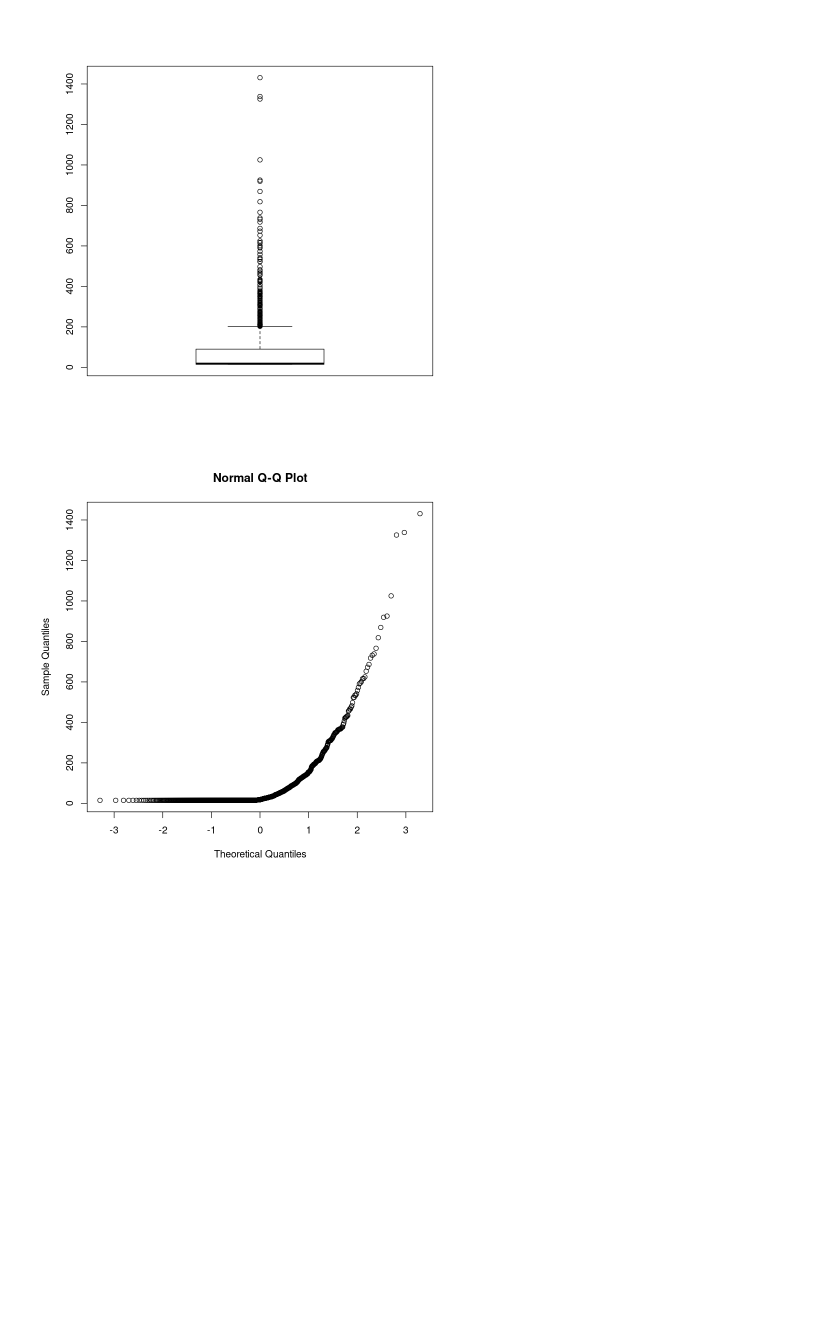
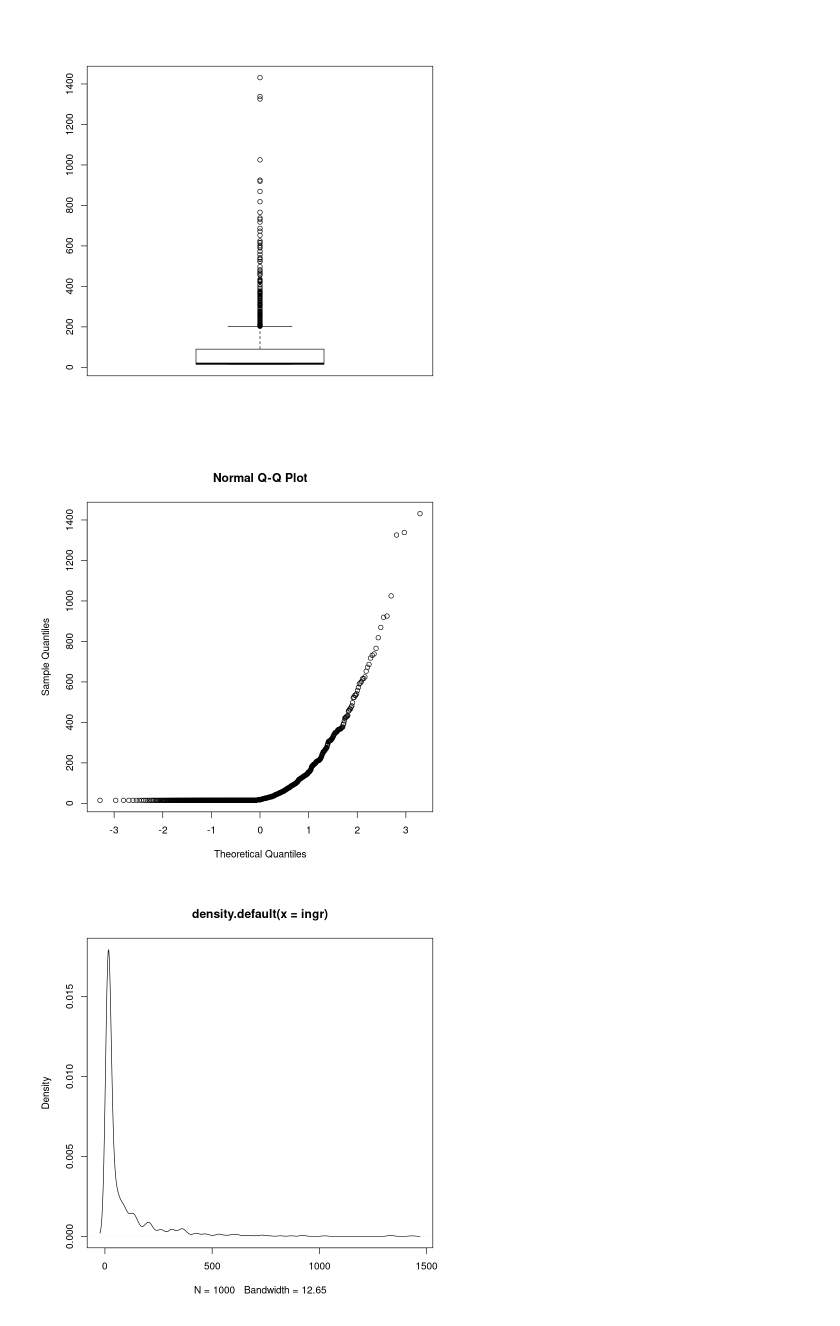
Before and after one commit to franhace/Proba-Estadistica, a Jupyter notebook: Practica/6-Posicion-Descriptiva/Practica 6 (nueva) - Ejercicio 5.ipynb, the cells around one changed output. Drawn from its saved outputs; the diff is of its cells as text; code cells hidden in the pictures; blank space fills up the shorter version.

```diff
--- a/Practica/6-Posicion-Descriptiva/Practica 6 (nueva) - Ejercicio 5.ipynb
+++ b/Practica/6-Posicion-Descriptiva/Practica 6 (nueva) - Ejercicio 5.ipynb
@@ -49,7 +49,13 @@ boxplot(ingr)
 # %% [output]
 [figure]
 [figure]
-# %%
-qqnorm(ingr)
-# %% [output]
-[figure, removed]
+# %%
+# lo comparamos con una normal
+qqnorm(ingr) # no se parece en nada, cola a derecha
+
+# funcion de densidad
+d<-density(ingr)
+plot(d)
+# %% [output]
+[figure, added]
+[figure, added]
```
